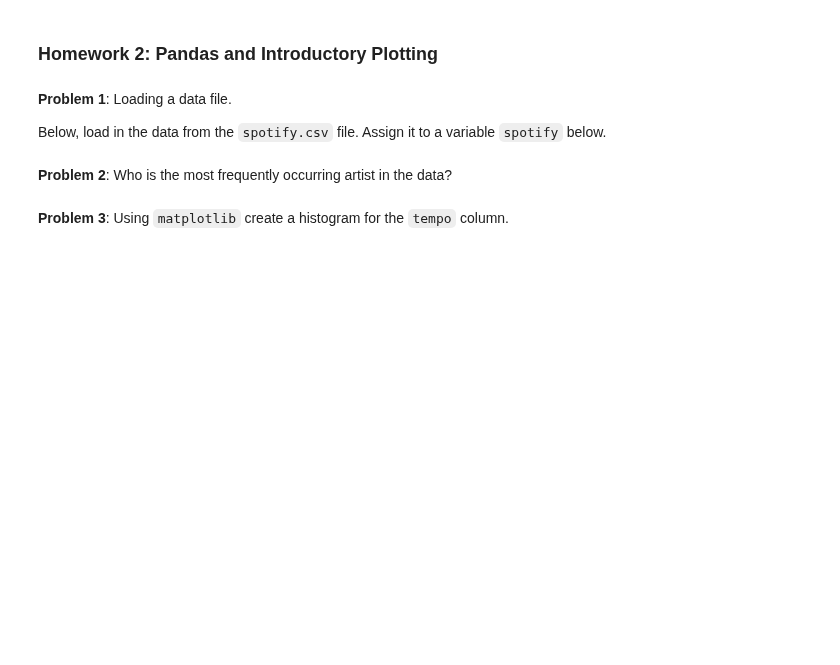
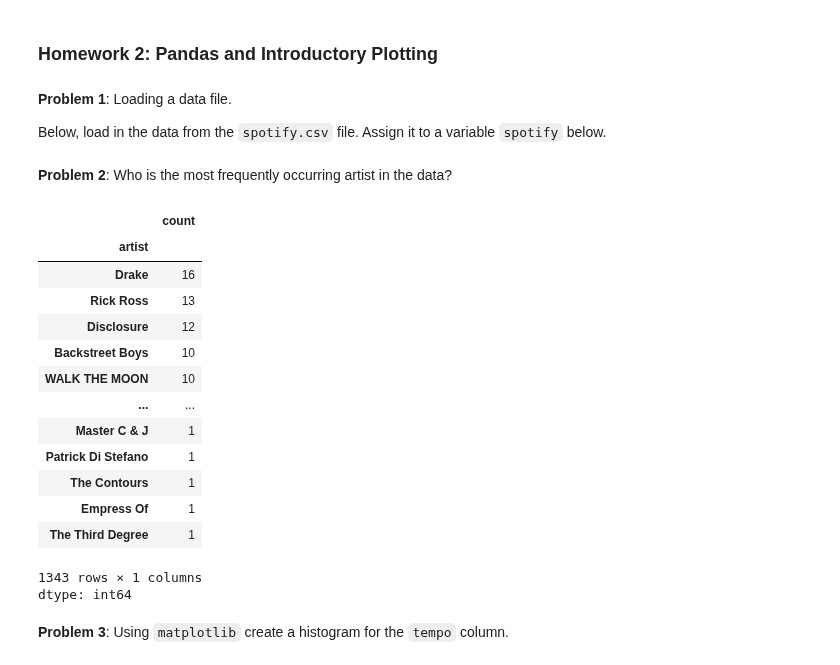
Before and after one commit to josepeon/python_dad_class, a Jupyter notebook: dad_homework_II.ipynb, the cells around one changed output. Drawn from its saved outputs; the diff is of its cells as text; code cells hidden in the pictures; blank space fills up the shorter version.

```diff
--- a/dad_homework_II.ipynb
+++ b/dad_homework_II.ipynb
@@ -16,4 +18,23 @@ spotify_url = 'https://raw.githubusercontent.com/jfkoehler/nyu_bootcamp_fa25/ref
 # %% [markdown]
 **Problem 2**: Who is the most frequently occurring artist in the data?
+# %%
+spotify.head()
+spotify['artist'].value_counts()
+# %% [output]
+|  | count |
+| artist |  |
+| Drake | 16 |
+| Rick Ross | 13 |
+| Disclosure | 12 |
+| Backstreet Boys | 10 |
+| WALK THE MOON | 10 |
+| ... | ... |
+| Master C & J | 1 |
+| Patrick Di Stefano | 1 |
+| The Contours | 1 |
+| Empress Of | 1 |
+| The Third Degree | 1 |
+1343 rows × 1 columns
+dtype: int64
 # %% [markdown]
 **Problem 3**: Using `matplotlib` create a histogram for the `tempo` column.
```
Also changed, not shown: parts of 5 cells of this notebook.
